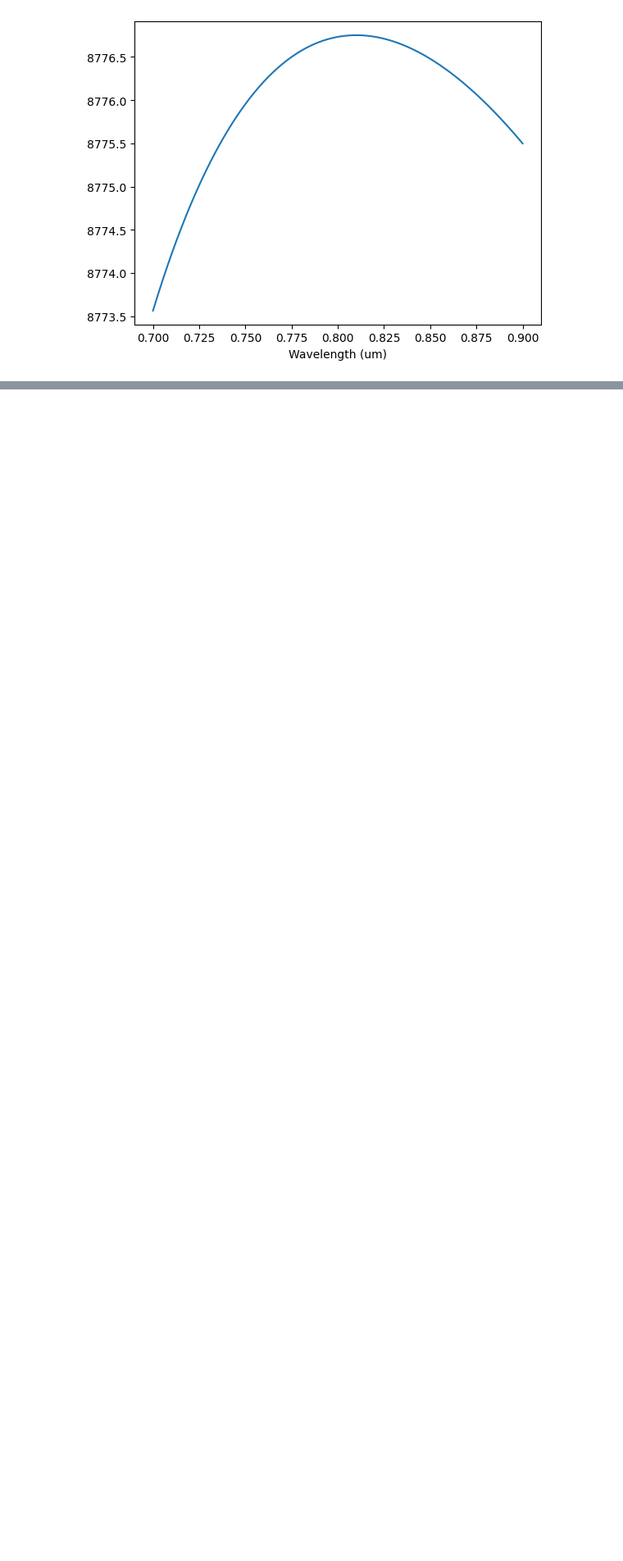
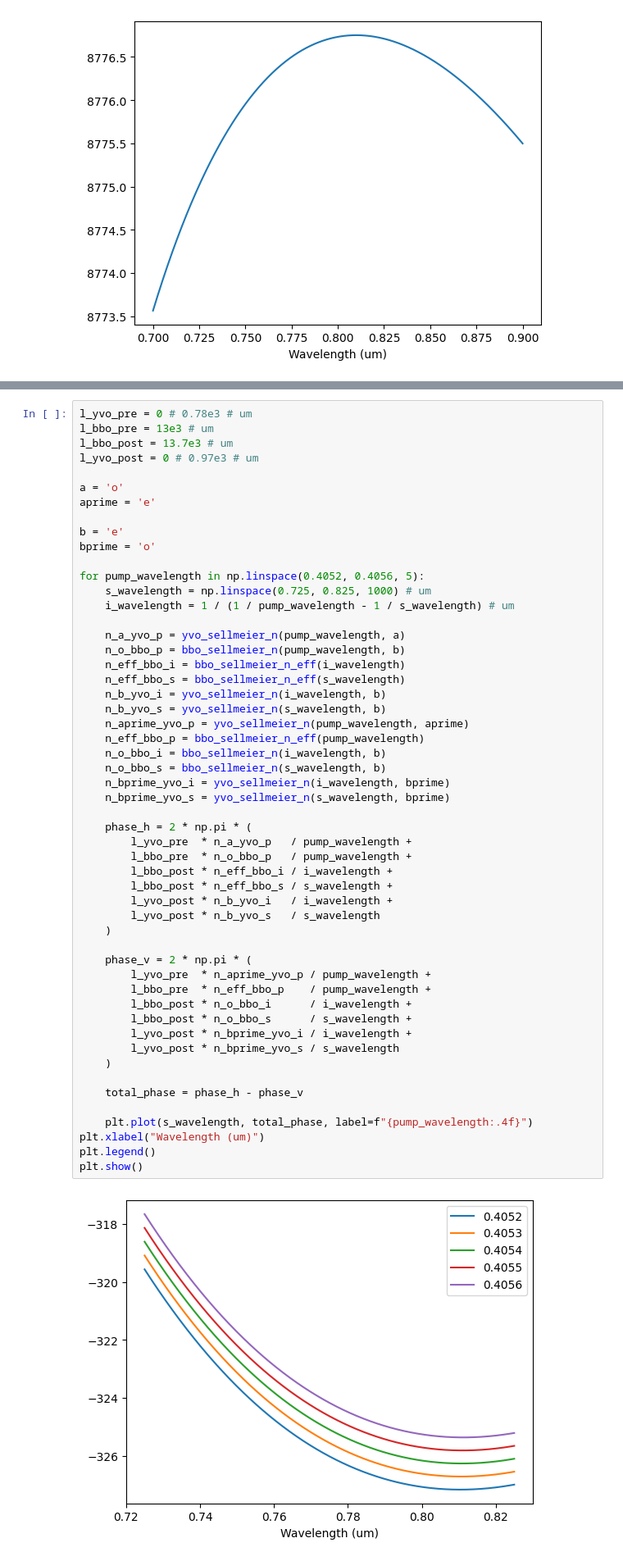
Before and after one commit to josephniblo/walkoff-source, a Jupyter notebook: notebook-2.ipynb, the cells around one changed output, grey strips where cells are left out. Shown at 82% size. Saved outputs shown, nothing was run; the diff lists cells and outputs as text; blank space fills up the shorter version.

```diff
--- a/notebook-2.ipynb
+++ b/notebook-2.ipynb
@@ -247,0 +316,55 @@ plt.show()
+# %%
+l_yvo_pre = 0 # 0.78e3 # um
+l_bbo_pre = 13e3 # um
+l_bbo_post = 13.7e3 # um
+l_yvo_post = 0 # 0.97e3 # um
+
+a = 'o'
+aprime = 'e'
+
+b = 'e'
+bprime = 'o'
+
+for pump_wavelength in np.linspace(0.4052, 0.4056, 5):
+    s_wavelength = np.linspace(0.725, 0.825, 1000) # um
+    i_wavelength = 1 / (1 / pump_wavelength - 1 / s_wavelength) # um
+
+    n_a_yvo_p = yvo_sellmeier_n(pump_wavelength, a)
+    n_o_bbo_p = bbo_sellmeier_n(pump_wavelength, b)
+    n_eff_bbo_i = bbo_sellmeier_n_eff(i_wavelength)
+    n_eff_bbo_s = bbo_sellmeier_n_eff(s_wavelength)
+    n_b_yvo_i = yvo_sellmeier_n(i_wavelength, b)
+    n_b_yvo_s = yvo_sellmeier_n(s_wavelength, b)
+    n_aprime_yvo_p = yvo_sellmeier_n(pump_wavelength, aprime)
+    n_eff_bbo_p = bbo_sellmeier_n_eff(pump_wavelength)
+    n_o_bbo_i = bbo_sellmeier_n(i_wavelength, b)
+    n_o_bbo_s = bbo_sellmeier_n(s_wavelength, b)
+    n_bprime_yvo_i = yvo_sellmeier_n(i_wavelength, bprime)
+    n_bprime_yvo_s = yvo_sellmeier_n(s_wavelength, bprime)
+
+    phase_h = 2 * np.pi * (
+        l_yvo_pre  * n_a_yvo_p   / pump_wavelength +
+        l_bbo_pre  * n_o_bbo_p   / pump_wavelength +
+        l_bbo_post * n_eff_bbo_i / i_wavelength +
+        l_bbo_post * n_eff_bbo_s / s_wavelength +
+        l_yvo_post * n_b_yvo_i   / i_wavelength +
+        l_yvo_post * n_b_yvo_s   / s_wavelength
+    )
+
+    phase_v = 2 * np.pi * (
+        l_yvo_pre  * n_aprime_yvo_p / pump_wavelength +
+        l_bbo_pre  * n_eff_bbo_p    / pump_wavelength +
+        l_bbo_post * n_o_bbo_i      / i_wavelength +
+        l_bbo_post * n_o_bbo_s      / s_wavelength +
+        l_yvo_post * n_bprime_yvo_i / i_wavelength +
+        l_yvo_post * n_bprime_yvo_s / s_wavelength
+    )
+
+    total_phase = phase_h - phase_v
+
+    plt.plot(s_wavelength, total_phase, label=f"{pump_wavelength:.4f}")
+plt.xlabel("Wavelength (um)")
+plt.legend()
+plt.show()
+# %% [output]
+[figure, added]
```
Also changed, not shown: parts of 9 cells of this notebook, 2 other files.
